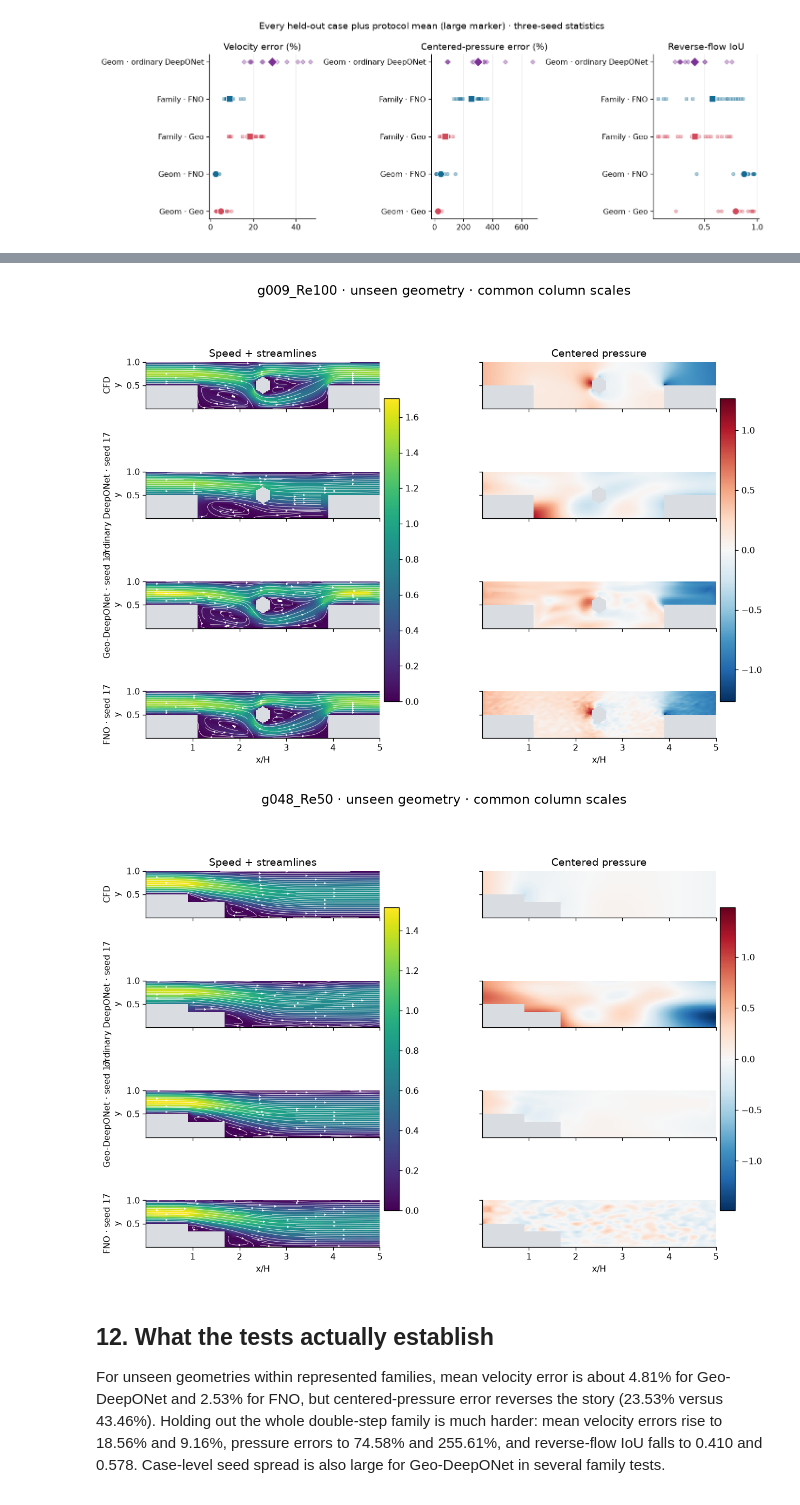
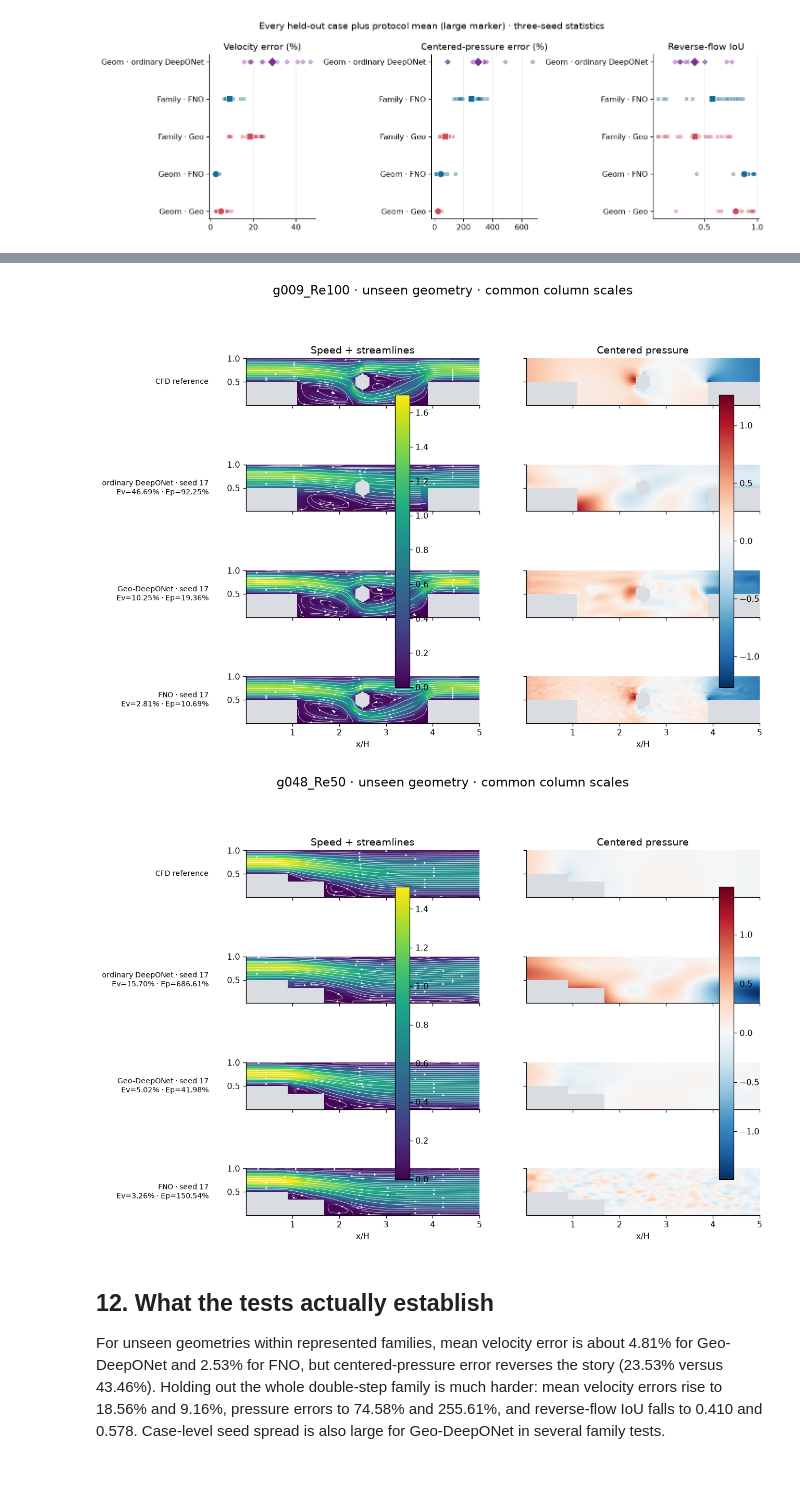
Before and after one commit to Ehsan-Roohi/FlowMLLab, a Jupyter notebook: notebooks/week15/W15_Geometry_Operators_Step_Audit.ipynb, the cells around one changed output, grey strips where cells are left out. Cells and saved outputs as stored; diff of their text form; code cells hidden in the pictures.

```diff
--- a/notebooks/week15/W15_Geometry_Operators_Step_Audit.ipynb
+++ b/notebooks/week15/W15_Geometry_Operators_Step_Audit.ipynb
@@ -712,37 +714,46 @@ def load_followup(case,model):
     with np.load(path,allow_pickle=False) as z: return {k:z[k].copy() for k in z.files}
 
 def load_ordinary(case):
     path=DEEP_ROOT/f'ordinary-deeponet-seed17/predictions/geometry_holdout/ordinary_deeponet/seed_17/{case}_prediction.npz'
     with np.load(path,allow_pickle=False) as z: return {k:z[k].copy() for k in z.files}
 
 def geometry_comparison(case):
     fs=[load_followup(case,'geo_deeponet'),load_ordinary(case),load_followup(case,'geo_deeponet'),load_followup(case,'fno')]
     arr=[fs[0]['truth'],fs[1]['prediction'],fs[2]['prediction'],fs[3]['prediction']]
     ny,nx=map(int,fs[0]['shape']); xy=fs[0]['coordinates'].reshape(ny,nx,2)
     x,y=xy[0,:,0],xy[:,0,1]; mask=fs[0]['mask'].reshape(ny,nx)
     aa=[a.reshape(ny,nx,3).astype(float) for a in arr]
     speed=[np.ma.masked_where(~mask,np.hypot(a[:,:,0],a[:,:,1])) for a in aa]
     pressure=[np.ma.masked_where(~mask,a[:,:,2]-a[:,:,2][mask].mean()) for a in aa]
+    truth=aa[0]
+    labels=['CFD reference']
+    for name,pred in zip(['ordinary DeepONet','Geo-DeepONet','FNO'],aa[1:]):
+        ev=100*np.linalg.norm((pred[:,:,:2]-truth[:,:,:2])[mask])/np.linalg.norm(truth[:,:,:2][mask])
+        pp=pred[:,:,2][mask]-pred[:,:,2][mask].mean()
+        pt=truth[:,:,2][mask]-truth[:,:,2][mask].mean()
+        ep=100*np.linalg.norm(pp-pt)/np.linalg.norm(pt)
+        labels.append(f'{name} · seed 17\nEv={ev:.2f}% · Ep={ep:.2f}%')
     vmax=max(float(v.max()) for v in speed); plim=max(float(np.abs(v).max()) for v in pressure)
     fig,axs=plt.subplots(4,2,figsize=(12.8,8.8),sharex=True,sharey=True)
-    for i,(a,label) in enumerate(zip(aa,['CFD','ordinary DeepONet · seed 17','Geo-DeepONet · seed 17','FNO · seed 17'])):
+    for i,(a,label) in enumerate(zip(aa,labels)):
         im0=axs[i,0].pcolormesh(x,y,speed[i],cmap='viridis',vmin=0,vmax=vmax,shading='nearest')
         axs[i,0].streamplot(np.linspace(x[0],x[-1],len(x)),np.linspace(y[0],y[-1],len(y)),
           np.ma.masked_where(~mask,a[:,:,0]),np.ma.masked_where(~mask,a[:,:,1]),
           color='white',density=.85,linewidth=.42,arrowsize=.5)
         im1=axs[i,1].pcolormesh(x,y,pressure[i],cmap='RdBu_r',vmin=-plim,vmax=plim,shading='nearest')
-        axs[i,0].set_ylabel(label+'\ny')
+        axs[i,0].set_ylabel(label,rotation=0,ha='right',va='center',labelpad=22,fontsize=9)
         for ax in axs[i]: ax.set_aspect('equal'); ax.set_facecolor('#d9dde2')
     axs[0,0].set_title('Speed + streamlines'); axs[0,1].set_title('Centered pressure')
     for ax in axs[-1]: ax.set_xlabel('x/H')
     fig.colorbar(im0,ax=axs[:,0],shrink=.72,pad=.015); fig.colorbar(im1,ax=axs[:,1],shrink=.72,pad=.015)
     fig.suptitle(case.replace('_medium','')+' · unseen geometry · common column scales',fontsize=15)
+    fig.subplots_adjust(left=.23)
     fig.savefig(NEW/f'generated/{case}_fields.png',dpi=165,bbox_inches='tight'); plt.show()
 
 for case in ['g009_Re100_medium','g048_Re50_medium']: geometry_comparison(case)
 # %% [output]
-[figure, old version]
+[figure, new version]
-[figure, old version]
+[figure, new version]
 # %% [markdown]
 ## 12. What the tests actually establish
 
```
Also changed, not shown: parts of 1 cell of this notebook, 7 other files.
